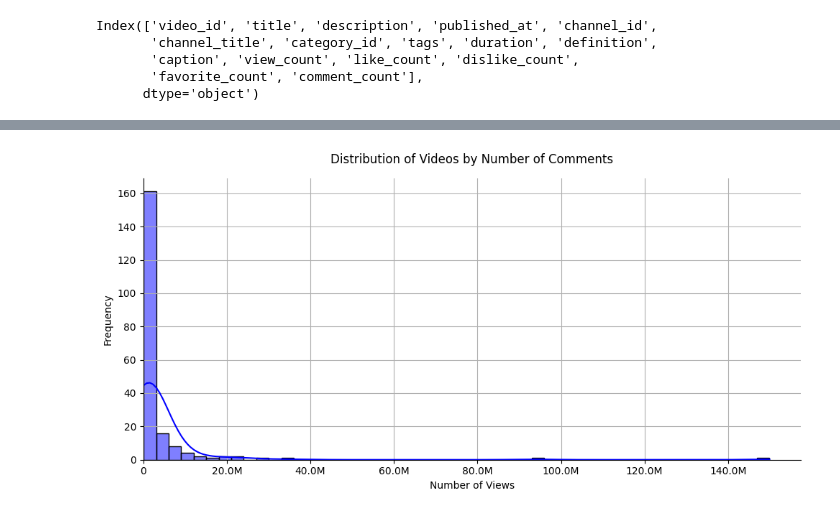
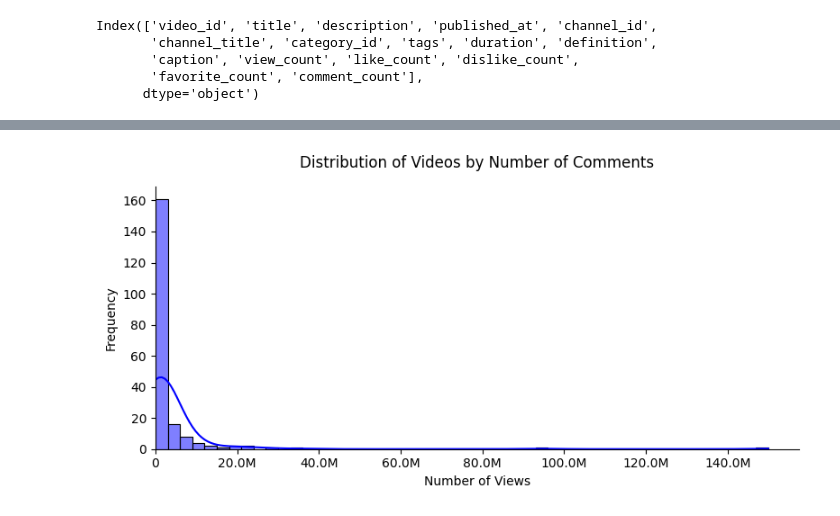
Before and after one commit to modyreturn/Youtube_Data_Analysis, a Jupyter notebook: 02_View_Count.ipynb, the cells around one changed output, grey strips where cells are left out. Drawn from its saved outputs; the diff is of its cells as text; code cells hidden in the pictures.

```diff
--- a/02_View_Count.ipynb
+++ b/02_View_Count.ipynb
@@ -77,36 +93,36 @@ plt.show()
 # %%
 # videos distribution by views
-plt.figure(figsize=(10, 5))
+plt.figure(figsize=(8, 4))
 
 sns.histplot(data=df,
              x='view_count',
              bins=50,
              kde=True,
-             palette='Blues_r',
+             edgecolor='k',
              color='blue'
 
 )
 
 # Function to format the values
 def num_format(x, pos):
     if x >= 1e6:
         return '{:1.1f}M'.format(x*1e-6)
     elif x >= 1e3:
         return '{:1.0f}K'.format(x*1e-3)
     else:
         return '{:1.0f}'.format(x)
 
 # Applying the custom formatter to the x-axis
 plt.gca().xaxis.set_major_formatter(FuncFormatter(num_format))
 
 plt.title('Distribution of Videos by Number of Comments', pad=15)
 plt.ylabel('Frequency')
 plt.xlabel('Number of Views')
 
-plt.grid(True)
+plt.grid(False)
 plt.xlim(0, None)
 sns.despine()
 plt.tight_layout()
 plt.show()
 # %% [output]
-[figure, old version]
+[figure, new version]
```
Also changed, not shown: parts of 4 cells of this notebook, 2 other files.
